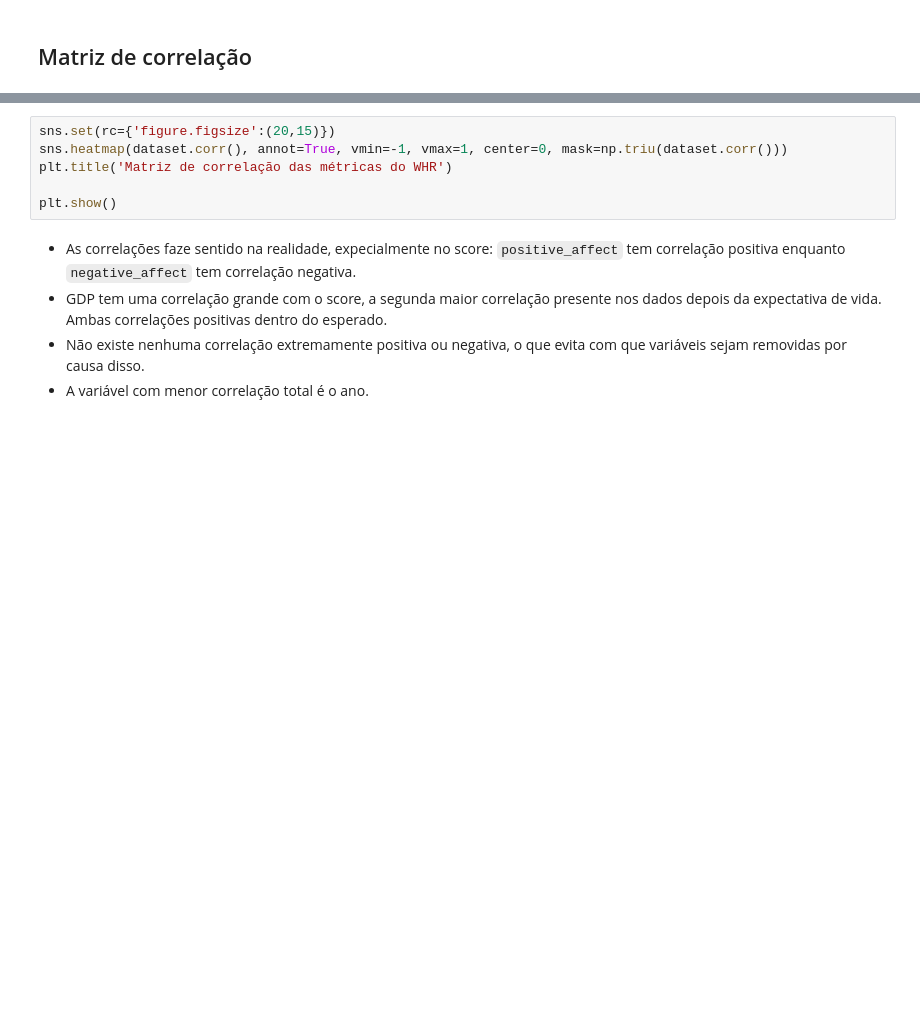
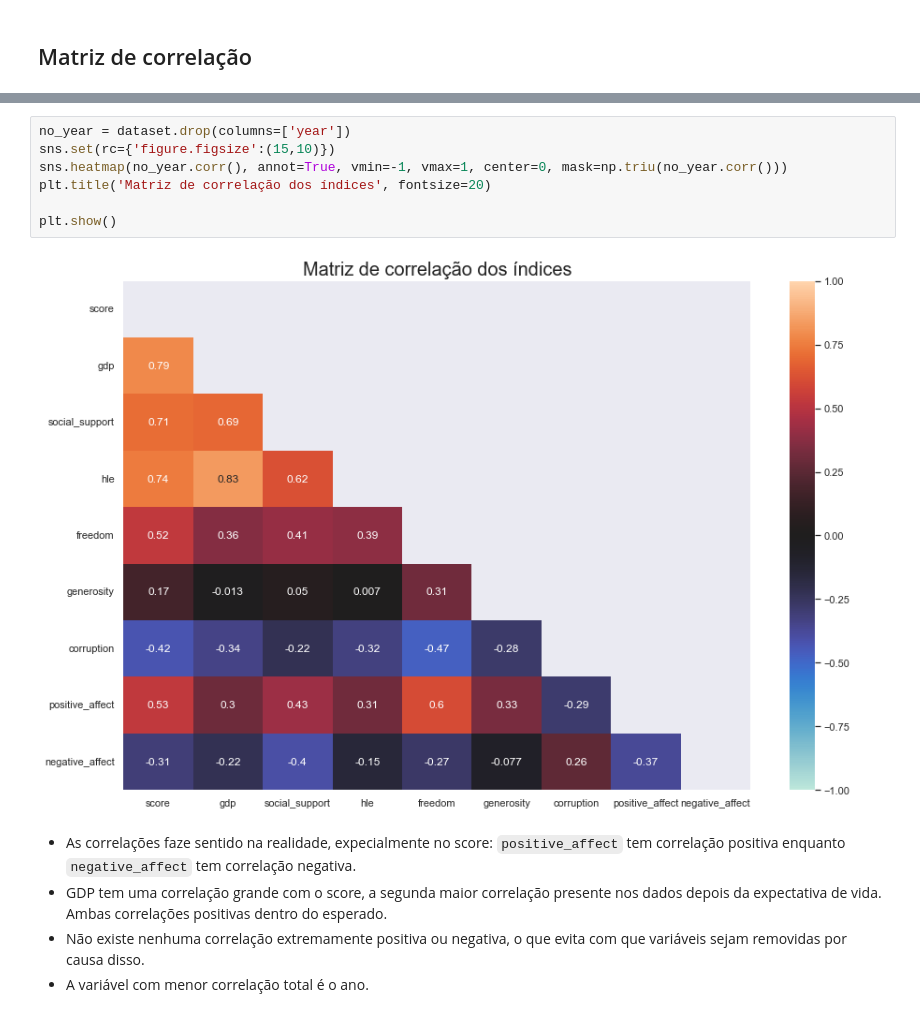
Before and after one commit to SalatielBairros/world-happiness-report, a Jupyter notebook: analysis/MultivariateAnalysis.ipynb, the cells around one changed output, grey strips where cells are left out. Saved outputs shown, nothing was run; the diff lists cells and outputs as text; blank space fills up the shorter version.

```diff
--- a/analysis/MultivariateAnalysis.ipynb
+++ b/analysis/MultivariateAnalysis.ipynb
@@ -21,9 +40,12 @@ dataset.corr()
 # %%
-sns.set(rc={'figure.figsize':(20,15)})
-sns.heatmap(dataset.corr(), annot=True, vmin=-1, vmax=1, center=0, mask=np.triu(dataset.corr()))
-plt.title('Matriz de correlação das métricas do WHR')
+no_year = dataset.drop(columns=['year'])
+sns.set(rc={'figure.figsize':(15,10)})
+sns.heatmap(no_year.corr(), annot=True, vmin=-1, vmax=1, center=0, mask=np.triu(no_year.corr()))
+plt.title('Matriz de correlação dos índices', fontsize=20)
 
 plt.show()
+# %% [output]
+[figure, added]
 # %% [markdown]
 * As correlações faze sentido na realidade, expecialmente no score: `positive_affect` tem correlação positiva enquanto `negative_affect` tem correlação negativa.
 * GDP tem uma correlação grande com o score, a segunda maior correlação presente nos dados depois da expectativa de vida. Ambas correlações positivas dentro do esperado.
```
Also changed, not shown: parts of 44 cells of this notebook, 10 other files.
